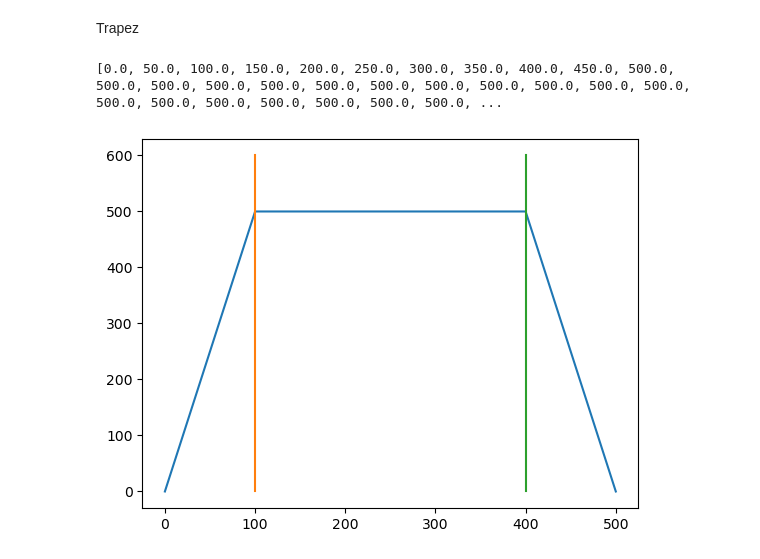
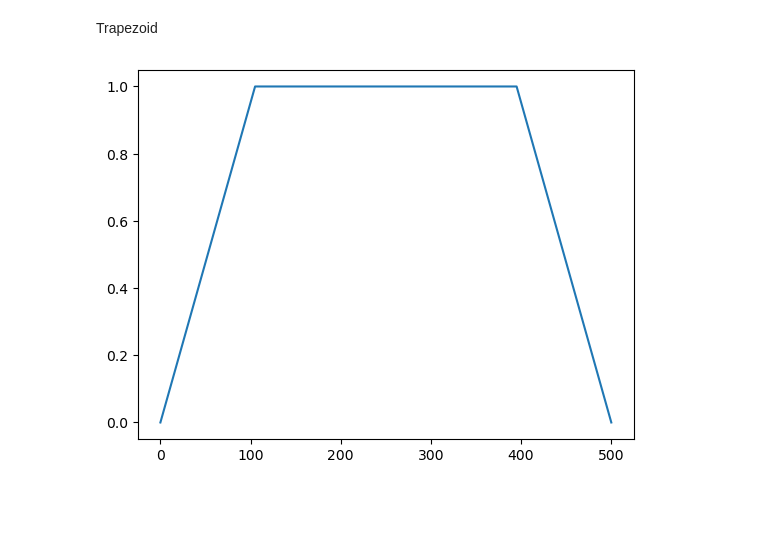
Before and after one commit to JakaHatlakLJ/eduexo_PC, a Jupyter notebook: jupyter/torque_profiles.ipynb, the cells around one changed output. Saved outputs shown, nothing was run; the diff lists cells and outputs as text; code cells hidden in the pictures; blank space fills up the shorter version.

```diff
--- a/jupyter/torque_profiles.ipynb
+++ b/jupyter/torque_profiles.ipynb
@@ -3,30 +3,27 @@ import numpy as np
 import matplotlib.pyplot as plt
 import math
 # %% [markdown]
-Trapez
+Trapezoid
 # %%
-x = np.linspace(0, 500, 51)  # Create x with 51 elements
+time = 500 # [ms]
+max_y = 1
+portion = 5
+x, step = np.linspace(0, time, 101, retstep=True)  # Create x with 101 elements for frequency of 200Hz
 l = len(x)
 y = []
-portion = 5
-max = 500
-edge = l/portion
-middle = l*(portion-1)/portion
-k = 1
-
+edge = math.ceil(l/portion)
+middle =  math.floor(l*(portion-1)/portion)
+k = max_y / (step * edge)
 
 for i in range(l):
-    if i < math.floor(edge):
+    if i < edge:
         y.append(k*x[i])
-    elif i < math.ceil(middle):
-        y.append(k*x[math.floor(edge)])
+    elif i < middle:
+        y.append(max_y)
     else:
-        y.append(-k*(x[i] - 500))
-
-print(y)
+        y.append(-k*(x[i] - time))
 
 plt.plot(x,y)
 plt.show()
 # %% [output]
-[0.0, 50.0, 100.0, 150.0, 200.0, 250.0, 300.0, 350.0, 400.0, 450.0, 500.0, 500.0, 500.0, 500.0, 500.0, 500.0, 500.0, 500.0, 500.0, 500.0, 500.0, 500.0, 500.0, 500.0, 500.0, 500.0, 500.0, 500.0, 500.0, ...
-[figure, old version]
+[figure, new version]
```
Also changed, not shown: parts of 8 cells of this notebook.
